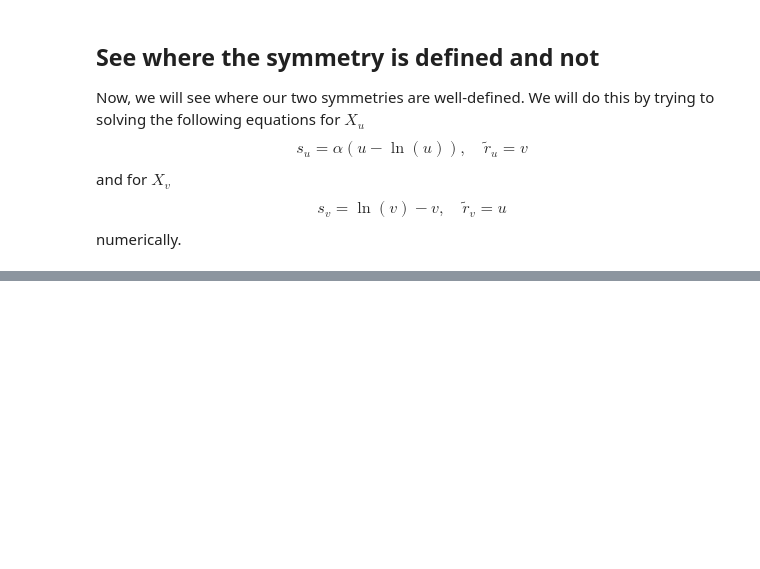
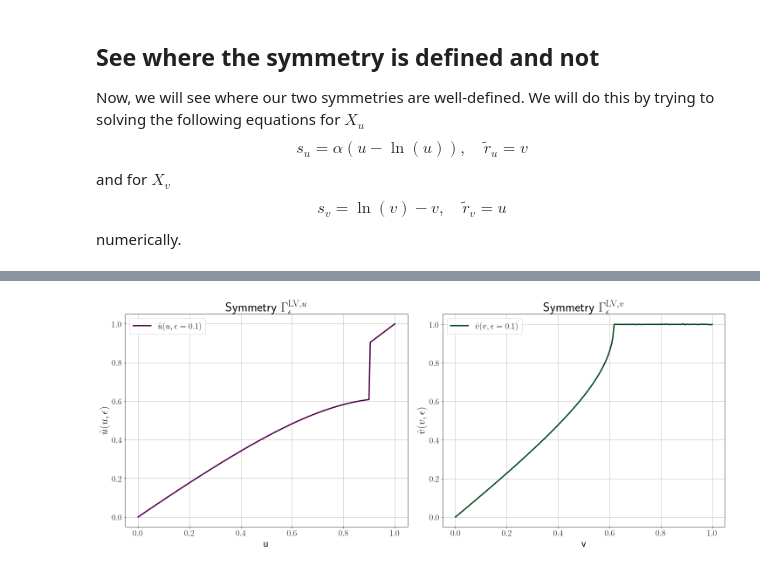
Before and after one commit to JohannesBorgqvist/separable_phase_plane_symmetries, a Jupyter notebook: Code/push_forward_LV_phase_plane_symmetries.ipynb, the cells around one changed output, grey strips where cells are left out. Cells and saved outputs as stored; diff of their text form; code cells hidden in the pictures; blank space fills up the shorter version.

```diff
--- a/Code/push_forward_LV_phase_plane_symmetries.ipynb
+++ b/Code/push_forward_LV_phase_plane_symmetries.ipynb
@@ -446,6 +395,8 @@ v_vec = linspace(0,1,200)
 # Find a vector of the transformation
 v_trans = array([v_transf(v_temp,epsilon,alpha) for v_temp in v_vec])
 
+# Set all parameters to tex
+plt.rcParams['text.usetex'] = True
 # Se if we can plot our symmetry?
 #fig_4,ax_4 = plt.figure(1,2,constrained_layout=True, figsize=(20, 8))
 fig_4, axs_4 = plt.subplots(1, 2, constrained_layout=True, figsize=(20, 8))
@@ -462,7 +413,7 @@ axs_4[0].tick_params(axis='both', which='minor', labelsize=20)
 # Title and saving the figure
 axs_4[0].set_title('Symmetry $\\Gamma_{\epsilon}^{\\mathrm{LV},u}$',fontsize=30,weight='bold');
 # The original solution
-axs_4[1].plot(v_vec, v_trans, '-', label="$\\hat{u}(u,\\epsilon=0.1)$" ,color=(0/256,68/256,27/256),linewidth=3.0)
+axs_4[1].plot(v_vec, v_trans, '-', label="$\\hat{v}(v,\\epsilon=0.1)$" ,color=(0/256,68/256,27/256),linewidth=3.0)
 # Properties of the plot
 axs_4[1].grid()
 axs_4[1].legend(loc='best',prop={"size":20})
@@ -473,3 +424,4 @@ axs_4[1].tick_params(axis='both', which='major', labelsize=20)
 axs_4[1].tick_params(axis='both', which='minor', labelsize=20)
 # Title and saving the figure
 axs_4[1].set_title('Symmetry $\\Gamma_{\epsilon}^{\\mathrm{LV},v}$',fontsize=30,weight='bold');
+# %% [output]
@@ -476 +430,2 @@ axs_4[1].set_title('Symmetry $\\Gamma_{\epsilon}^{\\mathrm{LV},v}$',fontsize=30,
+[figure, added]
 # %% [markdown]
```
Also changed, not shown: parts of 11 cells of this notebook.
